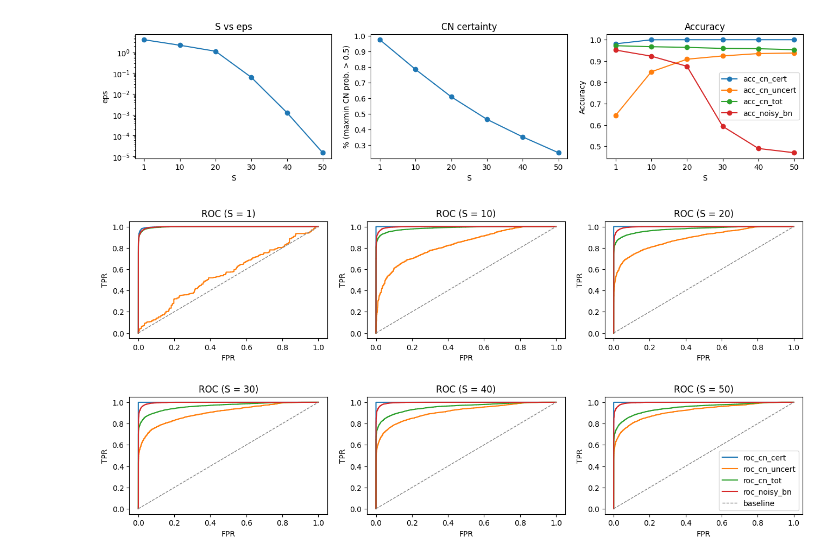
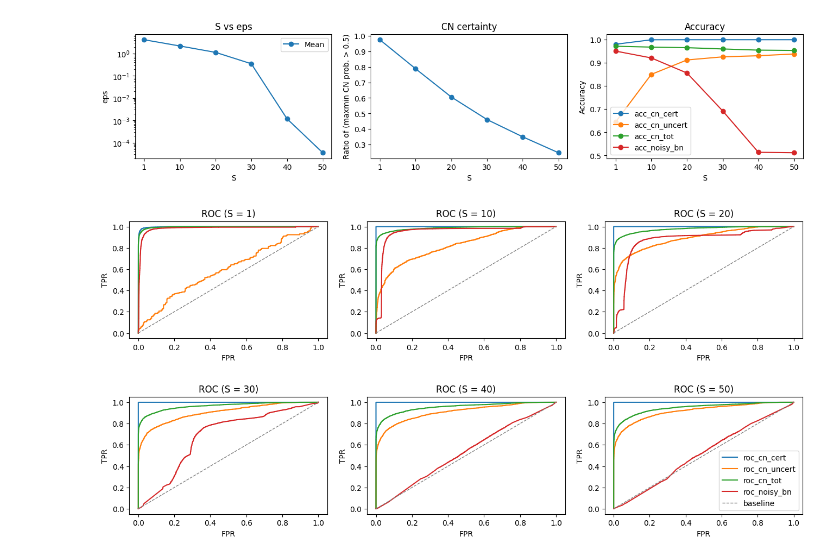
Before and after one commit to Niccolo-Rocchi/BN-Privacy, a Jupyter notebook: Plot_results.ipynb, the cells around one changed output. Saved outputs shown, nothing was run; the diff lists cells and outputs as text; code cells hidden in the pictures.

Commit message:
Fix plots, fix eps ranges

```diff
--- a/Plot_results.ipynb
+++ b/Plot_results.ipynb
@@ -33,7 +33,6 @@ res = {
     "acc_cn_uncert": [],
     "acc_cn_tot": [],
     "acc_noisy_bn": [],
-    "cert_noisy_bn": [],
     "cert_cn": [],
 }
 
@@ -44,13 +43,14 @@ roc = {
     "roc_noisy_bn": dict()
 }
 
+# For each ess...
 for dir in dirs:
 
     # Get results
     files = [f for f in os.listdir(dir) if ".csv" in f]
     data = pd.concat([pd.read_csv(dir + "/" + f) for f in files])
     data.reset_index(inplace = True)
-    data["bn_probs_1"] = data.apply(lambda row: row["bn_probs"] if row["bn_mpes"] == 1 else (1 - row["bn_probs"]), axis=1)
+    data["bn_noisy_probs_1"] = data.apply(lambda row: row["bn_noisy_probs"] if row["bn_noisy_mpes"] == 1 else (1 - row["bn_noisy_probs"]), axis=1)
     data["cn_probs_1"] = data.apply(lambda row: row["cn_probs"] if row["cn_mpes"] == 1 else row["cn_probs_alt"], axis=1)
 
     # Store ess
@@ -58,31 +58,30 @@ for dir in dirs:
     n_nodes = reg.group(1)
     ess = reg.group(2)
 
-    # Store avg of eps
+    # Store avg of eps and std
     with open(dir + "/exp_meta.txt", "r") as f:
-        eps = [float(re.search("Eps: (.+)\n", line).group(1)) for line in f if "Eps: " in line]
-        eps = float(np.mean(eps))
+        eps_vec = [float(re.search("Eps: (.+)\n", line).group(1)) for line in f if "Eps: " in line]
+    eps = (float(np.mean(eps_vec)), float(np.std(eps_vec)))
 
-    # Split results based on probabilities
+    # Split CN results based on probabilities
     data_cert, data_uncert = split_data(data, "cn_probs", 0.5)
 
     # Compute accuracies
     vs = "gt"
 
     acc_cn_cert = get_acc_bn(data_cert, f"{vs}_mpes", "cn_mpes") if len(data_cert) > 0 else None
-    acc_cn_uncert = get_acc_bn(data_uncert, f"{vs}_mpes", "cn_mpes") if len(data_cert) > 0 else None
+    acc_cn_uncert = get_acc_bn(data_uncert, f"{vs}_mpes", "cn_mpes") if len(data_uncert) > 0 else None
     acc_cn_tot = get_acc_bn(data, f"{vs}_mpes", "cn_mpes")
     acc_noisy_bn = get_acc_bn(data, f"{vs}_mpes", "bn_noisy_mpes")
 
-    # Compute certainties
-    cert_cn =sum(data['cn_probs'] > 0.5) / len(data)
-    cert_noisy_bn =  sum(data['bn_probs'] > 0.5) / len(data)
+    # Compute CN certainty
+    cert_cn = sum(data['cn_probs'] > 0.5) / len(data)
 
     # Compute ROC
     roc_cn_cert = roc_curve(data_cert[f"{vs}_mpes"], data_cert["cn_probs_1"])
     roc_cn_uncert = roc_curve(data_uncert[f"{vs}_mpes"], data_uncert["cn_probs_1"])
     roc_cn_tot = roc_curve(data[f"{vs}_mpes"], data["cn_probs_1"])
-    roc_noisy_bn = roc_curve(data[f"{vs}_mpes"], data["bn_probs_1"])
+    roc_noisy_bn = roc_curve(data[f"{vs}_mpes"], data["bn_noisy_probs_1"])
 
     # Store results
     for key in res.keys():
@@ -91,44 +90,52 @@ for dir in dirs:
         roc[key][ess] = eval(key)
 
     # Debug
+    assert((data["cn_probs"] >= data["cn_probs_alt"]).all())
+    assert((data["bn_noisy_probs"] >= 0.5).all())
+    assert((data["bn_probs"] >= 0.5).all())
     assert(len(data) == len(pd.read_csv(dir + "/" + files[0])) * len(files))
 
 # Debug
 length = len(res["ess"])
 for key in res.keys():
     assert(len(res[key]) == length)
+for key in roc.keys():
+    assert(len(roc[key]) == length)
+assert(res["ess"] == sorted(res["ess"]))
 # %%
 ## Plots
 fig, axes = plt.subplots(1, 3, figsize=(16,3))
 
 # Ess vs eps
 ax = axes[0]
-ax.semilogy(res["ess"], res["eps"], "-o")
+eps_mean = np.array([x[0] for x in res["eps"]])
+ax.semilogy(res["ess"], eps_mean, "-o", label="Mean")
 ax.set_xlabel("S")
 ax.set_ylabel("eps")
 ax.set_title("S vs eps")
+ax.legend(loc='best')
 
 # Ess vs CN certainty
 ax = axes[1]
 ax.plot(res["ess"], res["cert_cn"], "-o")
 ax.set_xlabel("S")
-ax.set_ylabel("% (maxmin CN prob. > 0.5)")
+ax.set_ylabel("Ratio of (maxmin CN prob. > 0.5)")
 ax.set_title("CN certainty")
 
 # Accuracy
 ax = axes[2]
 labels = ["acc_noisy_bn", "acc_cn_tot", "acc_cn_cert", "acc_cn_uncert"]
 for key in res.keys():
     if "acc" in key:
         ax.plot(res["ess"], res[key], "-o", label=key)
 ax.set_xlabel("S")
 ax.set_ylabel("Accuracy")
 ax.set_title("Accuracy")
 ax.legend(loc='best')
 
 plt.show()
 # %% [output]
-[figure, old version]
+[figure, new version]
 # %%
 ## ROC curves
 fig, axes = plt.subplots(2, 3, figsize=(16,7))
@@ -152,4 +159,4 @@ plt.legend(loc="best")
 plt.subplots_adjust(hspace = .5)
 plt.show()
 # %% [output]
-[figure, old version]
+[figure, new version]
```
Also changed, not shown: 1 other file.
